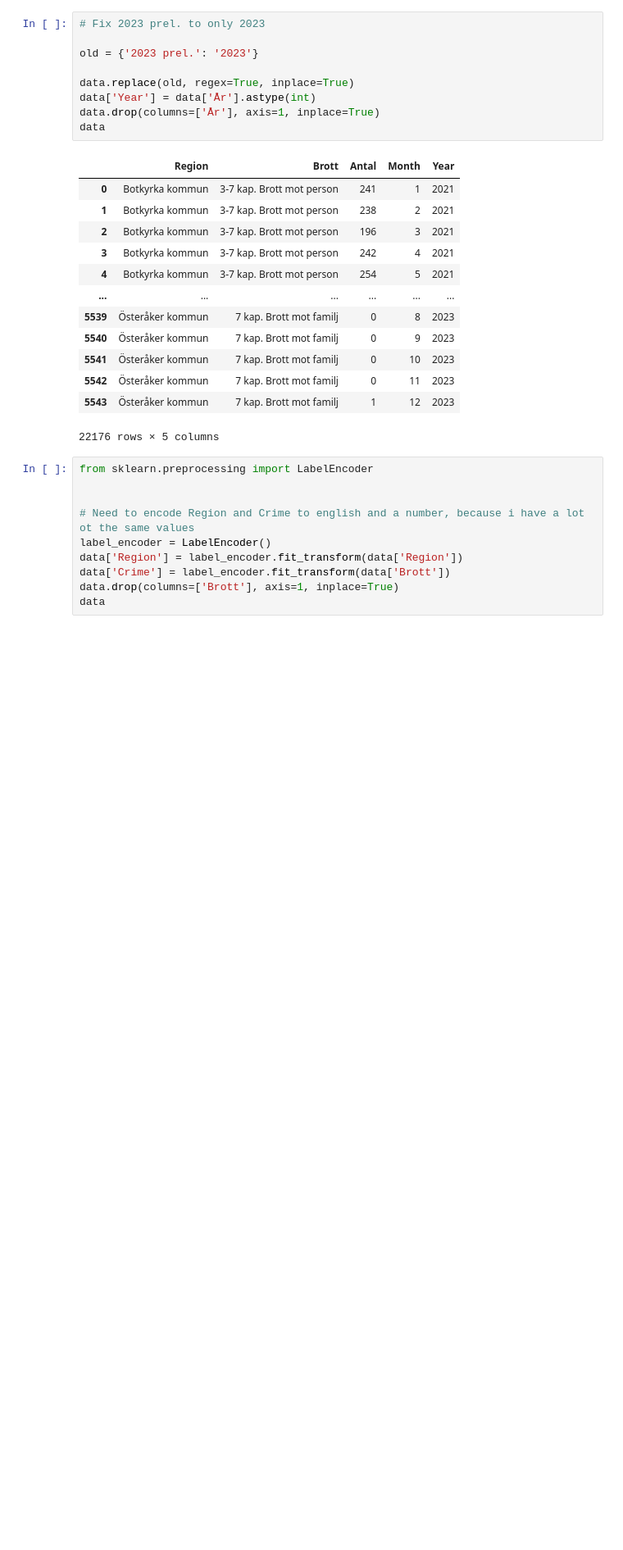
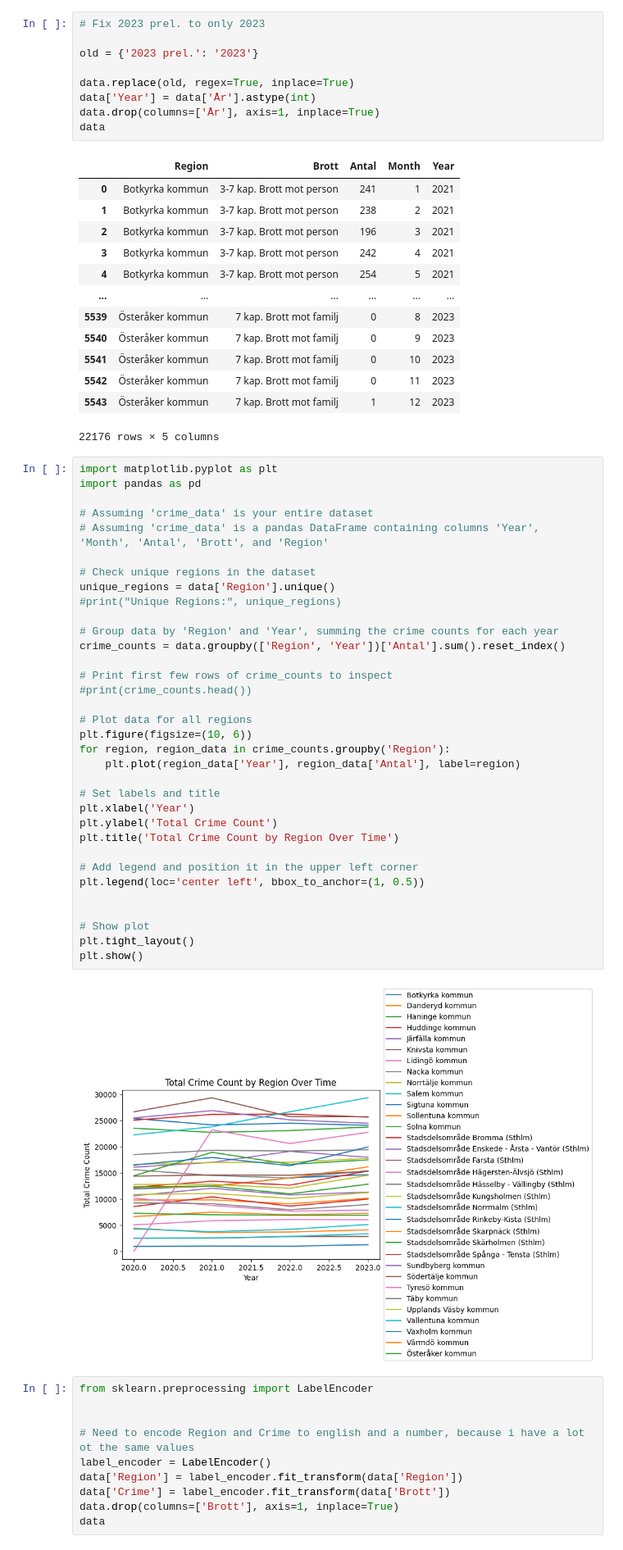
Before and after one commit to melane1978/PythonAiCourse, a Jupyter notebook: CrimeML/crimeText-1.ipynb, the cells around one changed output. Shown: that part at 82% size. Cells and saved outputs as stored; diff of their text form; blank space fills up the shorter version.

Commit message:
added a plot to text file

```diff
--- a/CrimeML/crimeText-1.ipynb
+++ b/CrimeML/crimeText-1.ipynb
@@ -135,6 +127,42 @@ data
 | 5542 | Österåker kommun | 7 kap. Brott mot familj | 0 | 11 | 2023 |
 | 5543 | Österåker kommun | 7 kap. Brott mot familj | 1 | 12 | 2023 |
 22176 rows × 5 columns
+# %%
+import matplotlib.pyplot as plt
+import pandas as pd
+
+# Assuming 'crime_data' is your entire dataset
+# Assuming 'crime_data' is a pandas DataFrame containing columns 'Year', 'Month', 'Antal', 'Brott', and 'Region'
+
+# Check unique regions in the dataset
+unique_regions = data['Region'].unique()
+#print("Unique Regions:", unique_regions)
+
+# Group data by 'Region' and 'Year', summing the crime counts for each year
+crime_counts = data.groupby(['Region', 'Year'])['Antal'].sum().reset_index()
+
+# Print first few rows of crime_counts to inspect
+#print(crime_counts.head())
+
+# Plot data for all regions
+plt.figure(figsize=(10, 6))
+for region, region_data in crime_counts.groupby('Region'):
+    plt.plot(region_data['Year'], region_data['Antal'], label=region)
+
+# Set labels and title
+plt.xlabel('Year')
+plt.ylabel('Total Crime Count')
+plt.title('Total Crime Count by Region Over Time')
+
+# Add legend and position it in the upper left corner
+plt.legend(loc='center left', bbox_to_anchor=(1, 0.5))
+
+
+# Show plot
+plt.tight_layout()
+plt.show()
+# %% [output]
+[figure, added]
 # %%
 from sklearn.preprocessing import LabelEncoder
 
```
Also changed, not shown: parts of 1 cell of this notebook, 1 other file.
